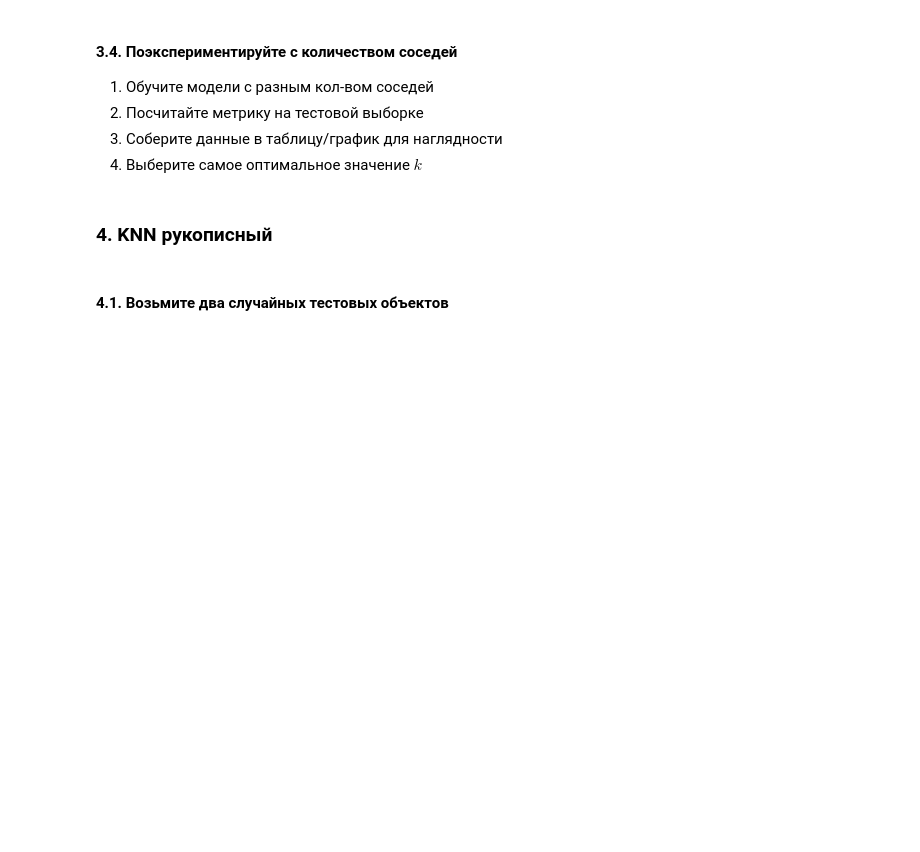
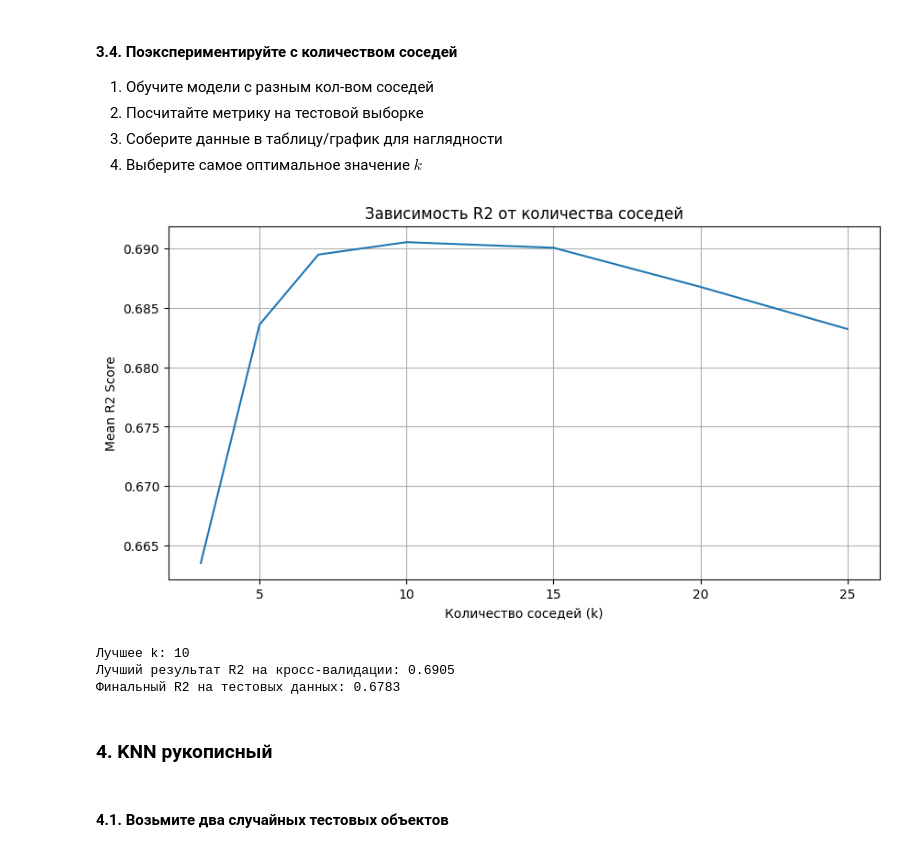
Before and after one commit to fruct49/ml_practice, a Jupyter notebook: Практическая_работа_4_Метод_K_ближайших_соседей.ipynb, the cells around one changed output. Drawn from its saved outputs; the diff is of its cells as text; code cells hidden in the pictures; blank space fills up the shorter version.

```diff
--- a/Практическая_работа_4_Метод_K_ближайших_соседей.ipynb
+++ b/Практическая_работа_4_Метод_K_ближайших_соседей.ipynb
@@ -256,0 +255,11 @@ X
+# %%
+from sklearn.model_selection import train_test_split
+from sklearn.preprocessing import StandardScaler
+
+X_train, X_test, y_train, y_test = train_test_split(X, y, test_size=0.2, random_state=42)
+
+scaler = StandardScaler()
+X_train_scaled = scaler.fit_transform(X_train)
+X_test_scaled = scaler.transform(X_test)
+
+print(f"Форма обучающей выборки после масштабирования: {X_train_scaled.shape}")
@@ -270,0 +280,5 @@ X_test = pd.DataFrame(mms.transform(X_test[X_train.columns]), columns=X_train.co
+# %%
+from sklearn.neighbors import KNeighborsRegressor
+
+knn_reg = KNeighborsRegressor(n_neighbors=10)
+knn_reg.fit(X_train_scaled, y_train)
@@ -284,3 +309,33 @@ X_test = pd.DataFrame(mms.transform(X_test[X_train.columns]), columns=X_train.co
+# %%
+from sklearn.model_selection import GridSearchCV
+import matplotlib.pyplot as plt
+
+param_grid = {'n_neighbors': [3, 5, 7, 10, 15, 20, 25]}
+
+grid_reg = GridSearchCV(KNeighborsRegressor(), param_grid, cv=5, scoring='r2', n_jobs=-1)
+grid_reg.fit(X_train_scaled, y_train)
+
+results = pd.DataFrame(grid_reg.cv_results_)
+
+plt.figure(figsize=(10, 5))
+plt.plot(results['param_n_neighbors'], results['mean_test_score'])
+plt.title('Зависимость R2 от количества соседей')
+plt.xlabel('Количество соседей (k)')
+plt.ylabel('Mean R2 Score')
+plt.grid(True)
+plt.show()
+
+print(f"Лучшее k: {grid_reg.best_params_['n_neighbors']}")
+print(f"Лучший результат R2 на кросс-валидации: {grid_reg.best_score_:.4f}")
+
+best_model = grid_reg.best_estimator_
+test_r2 = best_model.score(X_test_scaled, y_test)
+print(f"Финальный R2 на тестовых данных: {test_r2:.4f}")
+# %% [output]
+[figure, added]
+Лучшее k: 10
+Лучший результат R2 на кросс-валидации: 0.6905
+Финальный R2 на тестовых данных: 0.6783
 # %% [markdown]
 ### **4. KNN рукописный**
 # %% [markdown]
```
Also changed, not shown: parts of 7 cells of this notebook.
